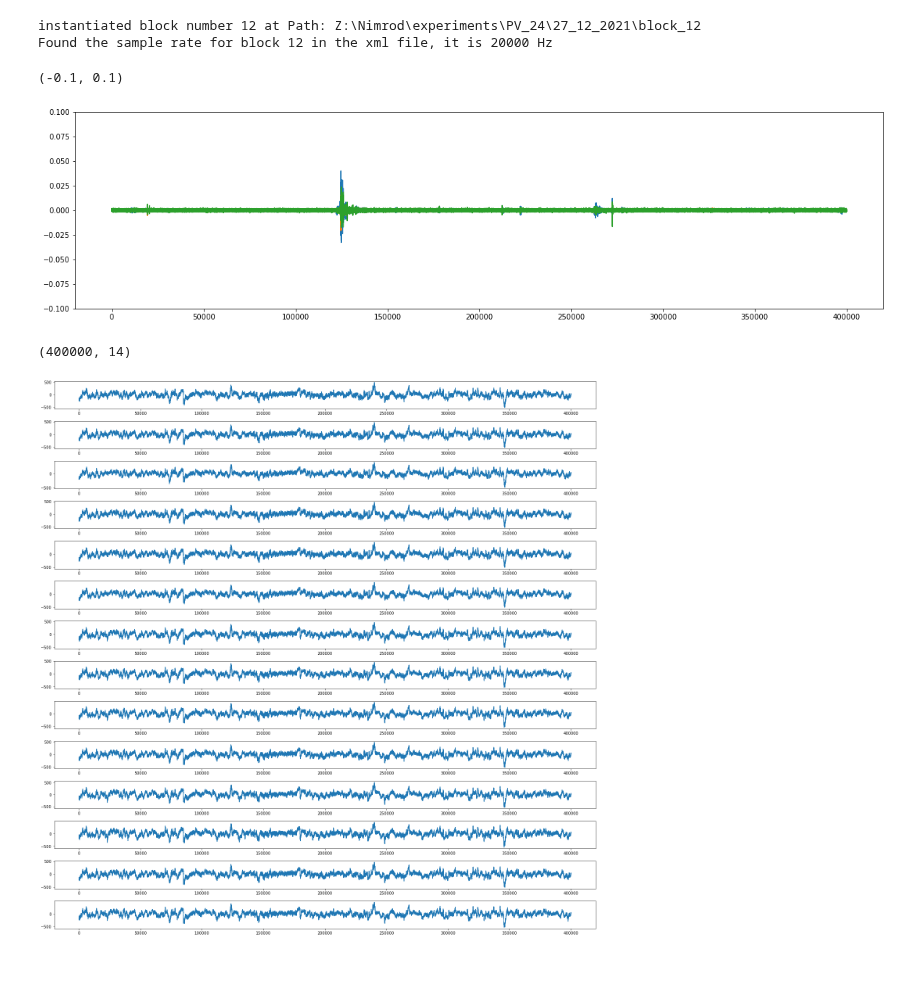
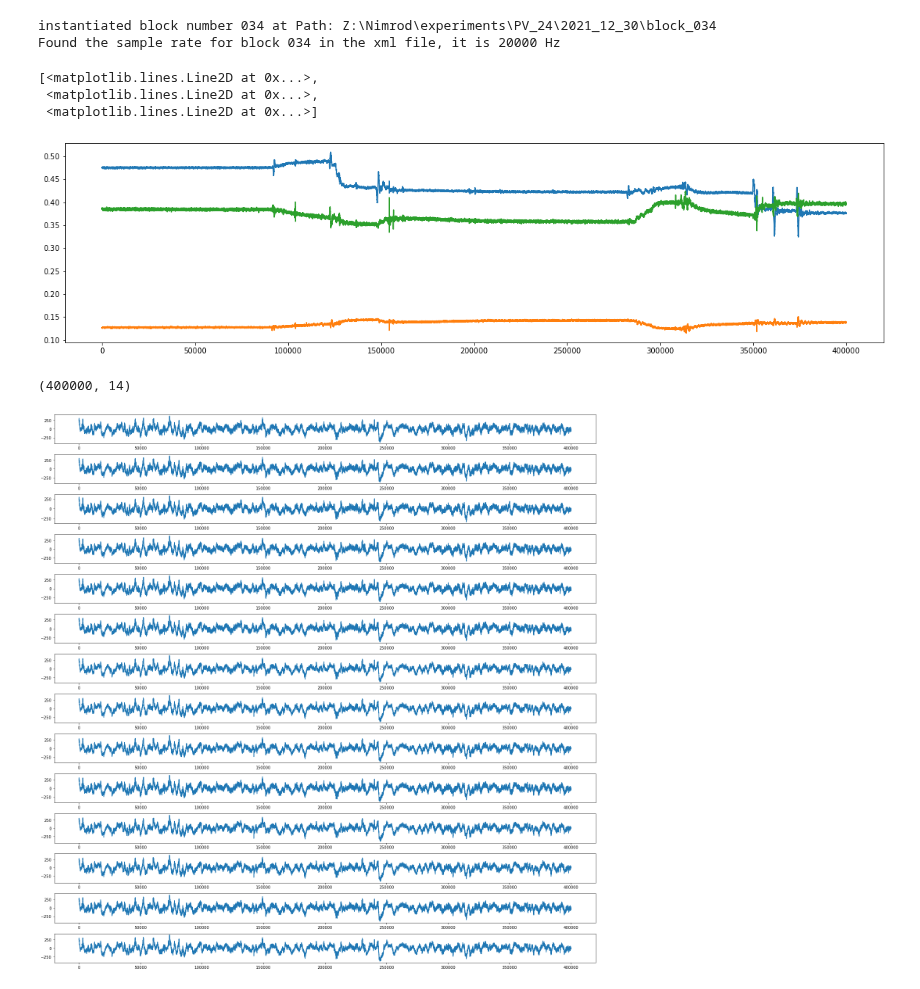
Before and after one commit to neural-electrophysiology-tool-team/Eye-Tracking-Tools, a Jupyter notebook: Electrophysiology_exploration.ipynb, the cells around one changed output. Saved outputs shown, nothing was run; the diff lists cells and outputs as text; code cells hidden in the pictures.

```diff
--- a/Electrophysiology_exploration.ipynb
+++ b/Electrophysiology_exploration.ipynb
@@ -10,11 +10,11 @@ from scipy import signal
 # %%
 # first, define the block of interest
 block = BlockSync(animal_call='PV_24',
-                  experiment_date='27_12_2021',block_num='12',
+                  experiment_date='2021_12_30',block_num='034',
                   path_to_animal_folder=str(pathlib.Path(r'Z:\Nimrod\experiments')))
 # %% [output]
-instantiated block number 12 at Path: Z:\Nimrod\experiments\PV_24\27_12_2021\block_12
-Found the sample rate for block 12 in the xml file, it is 20000 Hz
+instantiated block number 034 at Path: Z:\Nimrod\experiments\PV_24\2021_12_30\block_034
+Found the sample rate for block 034 in the xml file, it is 20000 Hz
 # %%
 # get closer to the ep data
 sample_rate = block.sample_rate
@@ -26,13 +26,15 @@ array = rec_node.recordings[0].continuous[0].samples[segment[0]:segment[1],32:]
 # %%
 # combine the three-axis accelerometer data
 accelerometer_data = array[:]
 diffs = np.diff(accelerometer_data,axis=0)
 fig, axes = plt.subplots(figsize=(20,5))
-axes.plot(diffs)
-axes.set_ylim(-0.1,0.1)
+axes.plot(accelerometer_data)
+#axes.set_ylim(-0.01,0.01)
 # %% [output]
-(-0.1, 0.1)
+[<matplotlib.lines.Line2D at 0x...>,
+ <matplotlib.lines.Line2D at 0x...>,
+ <matplotlib.lines.Line2D at 0x...>]
-[figure, old version]
+[figure, new version]
 # %%
 # look at the same segment of data but for electrode 15
 ep_data = rec_node.recordings[0].continuous[0].samples[segment[0]:segment[1],10:24]
@@ -47,4 +49,4 @@ for i, ax in enumerate(axes.flatten()):
 
 fig.tight_layout()
 # %% [output]
-[figure, old version]
+[figure, new version]
```
Also changed, not shown: 6 other files.
